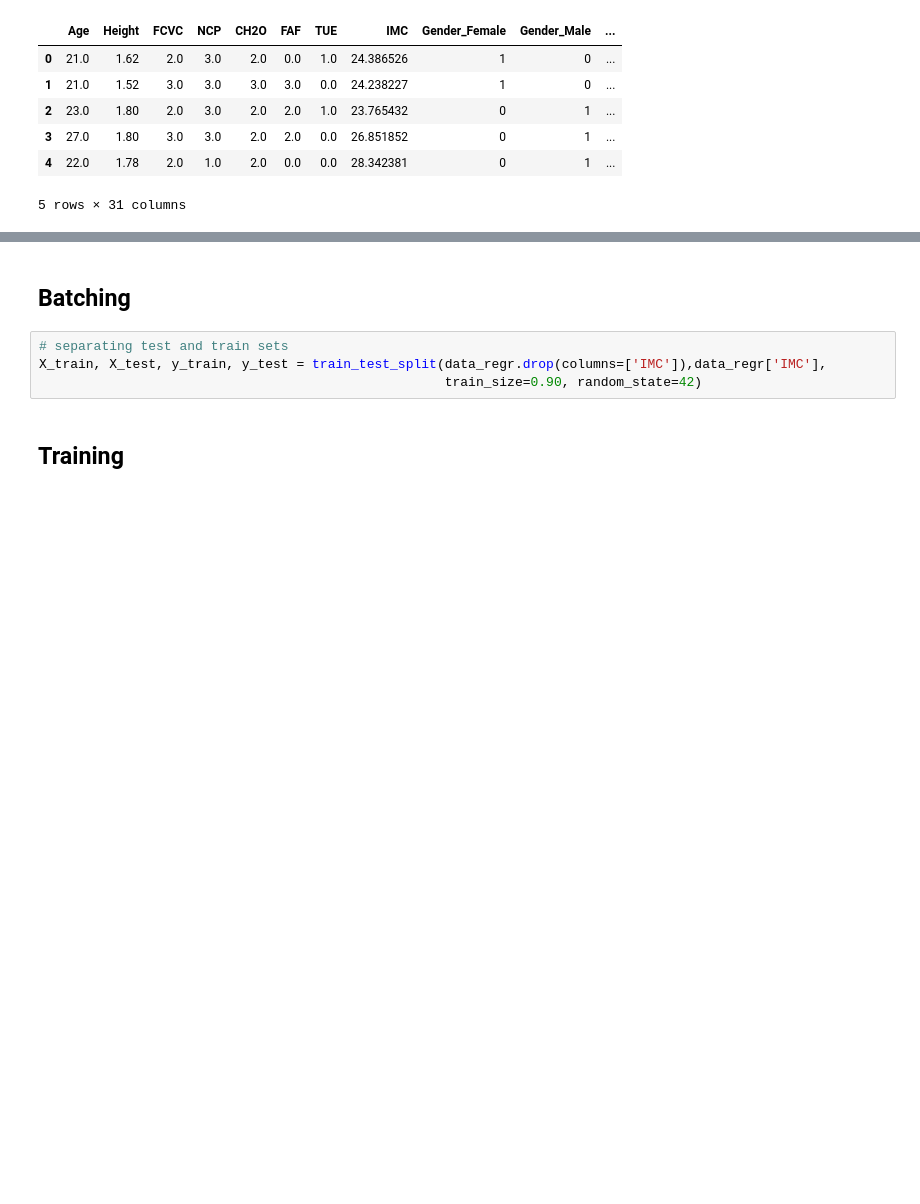
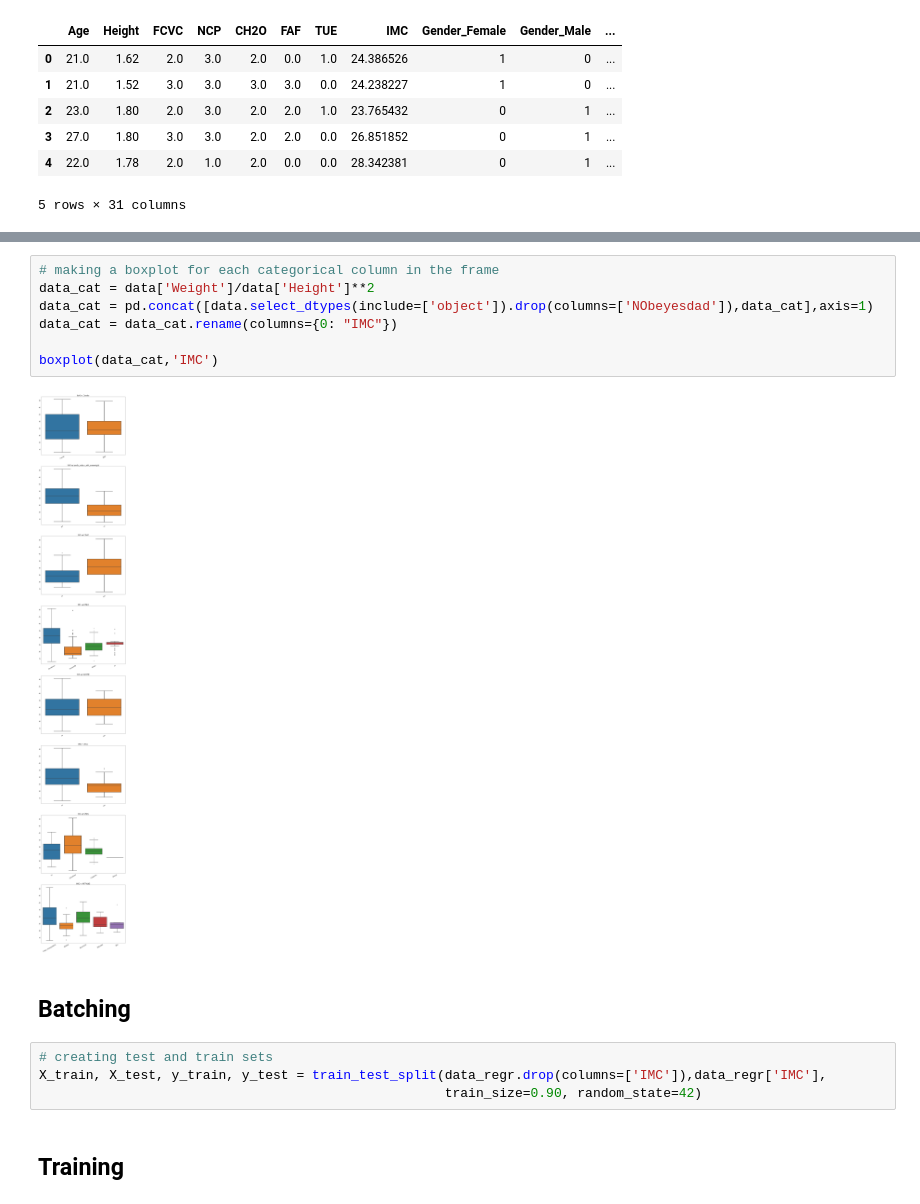
Before and after one commit to Alexisbiancotti/Obesity_Prediction, a Jupyter notebook: Obesity_Prediction.ipynb, the cells around one changed output, grey strips where cells are left out. Saved outputs shown, nothing was run; the diff lists cells and outputs as text; blank space fills up the shorter version.

```diff
--- a/Obesity_Prediction.ipynb
+++ b/Obesity_Prediction.ipynb
@@ -127,7 +128,16 @@ data_regr.head()
+# %%
+# making a boxplot for each categorical column in the frame
+data_cat = data['Weight']/data['Height']**2
+data_cat = pd.concat([data.select_dtypes(include=['object']).drop(columns=['NObeyesdad']),data_cat],axis=1)
+data_cat = data_cat.rename(columns={0: "IMC"})
+
+boxplot(data_cat,'IMC')
+# %% [output]
+[figure, added]
 # %% [markdown]
 ## Batching
 # %%
-# separating test and train sets
+# creating test and train sets
 X_train, X_test, y_train, y_test = train_test_split(data_regr.drop(columns=['IMC']),data_regr['IMC'],
                                                     train_size=0.90, random_state=42)
 # %% [markdown]
```
Also changed, not shown: parts of 22 cells of this notebook.
